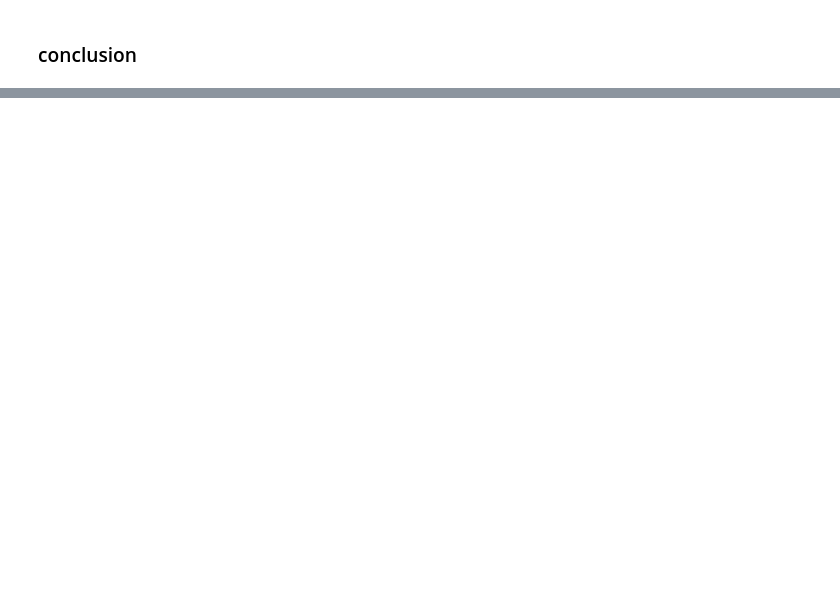
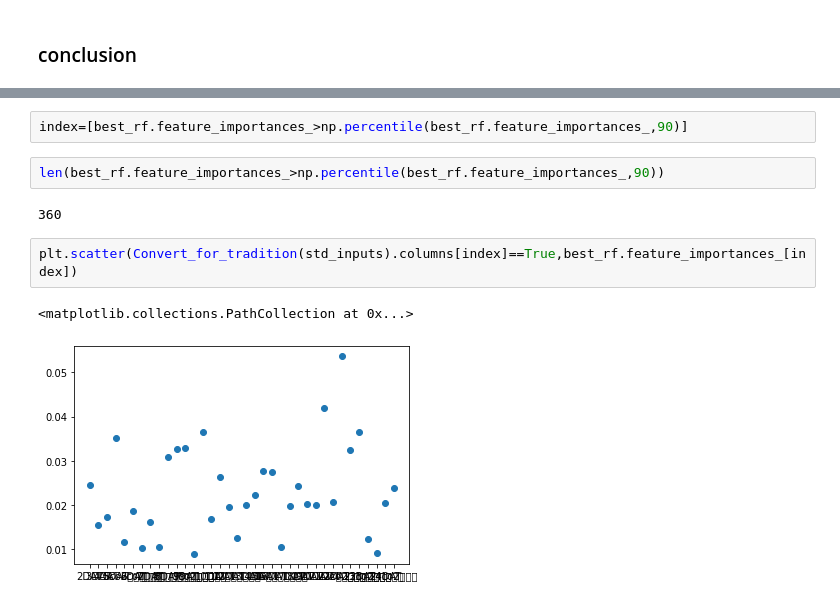
Before and after one commit to Seoutech-ML-teamproject/Lettuce, a Jupyter notebook: main.ipynb, the cells around one changed output, grey strips where cells are left out. Cells and saved outputs as stored; diff of their text form; blank space fills up the shorter version.

```diff
--- a/main.ipynb
+++ b/main.ipynb
@@ -166,0 +249,11 @@ best_estimator: GradientBoostingRegressor(learning_rate=0.05, max_depth=2)
+# %%
+index=[best_rf.feature_importances_>np.percentile(best_rf.feature_importances_,90)]
+# %%
+len(best_rf.feature_importances_>np.percentile(best_rf.feature_importances_,90))
+# %% [output]
+360
+# %%
+plt.scatter(Convert_for_tradition(std_inputs).columns[index]==True,best_rf.feature_importances_[index])
+# %% [output]
+<matplotlib.collections.PathCollection at 0x...>
+[figure, added]
```
Also changed, not shown: parts of 28 cells of this notebook, 1 other file.
